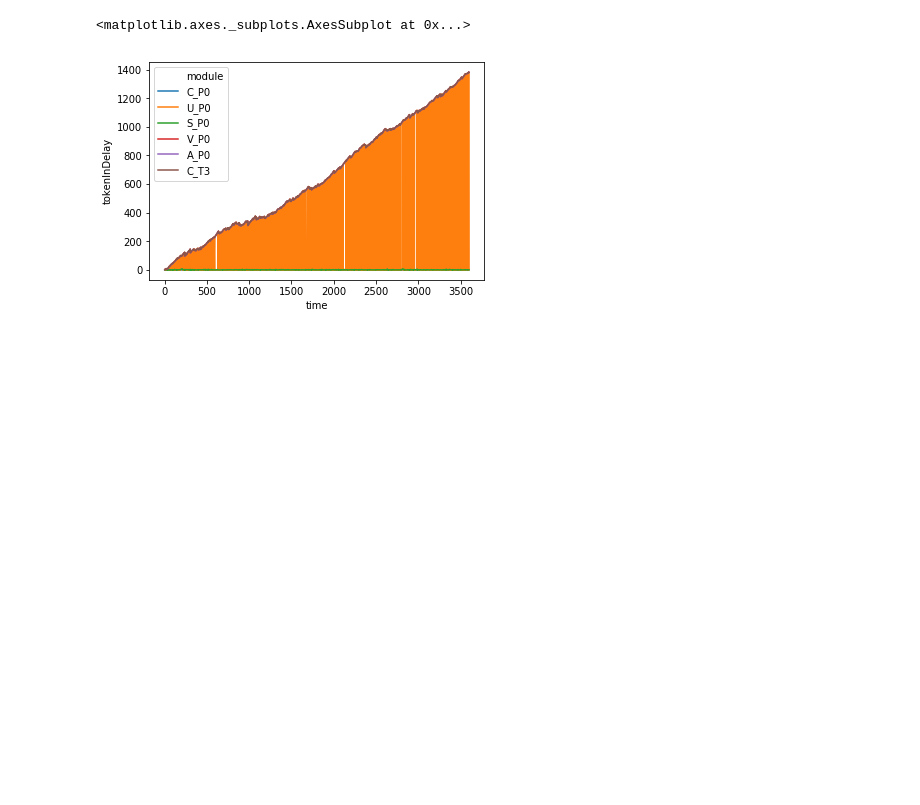
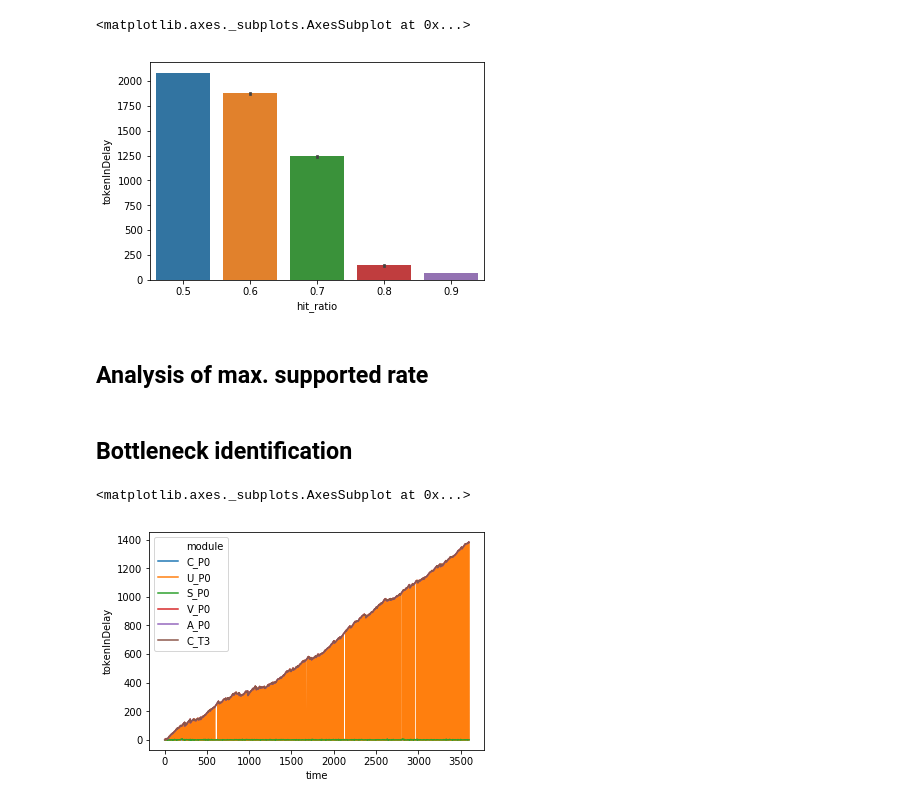
Before and after one commit to CN-UPB/ns-simulation-compiler, a Jupyter notebook: eval/eval.ipynb, the cells around one changed output. Cells and saved outputs as stored; diff of their text form; code cells hidden in the pictures; blank space fills up the shorter version.

```diff
--- a/eval/eval.ipynb
+++ b/eval/eval.ipynb
@@ -100,3 +119,13 @@ delays.head()
+# %%
+# barplot with max delay
+sns.barplot('hit_ratio', 'tokenInDelay', data=end2end_delays, estimator=max)
+# %% [output]
+<matplotlib.axes._subplots.AxesSubplot at 0x...>
+[figure, added]
+# %% [markdown]
+## Analysis of max. supported rate
+# %% [markdown]
+## Bottleneck identification
 # %%
 # shows increasing delay at VNFs after server and at user
 sns.lineplot('time', 'tokenInDelay', hue='module', data=delays)
```
Also changed, not shown: parts of 13 cells of this notebook, 2 other files.
